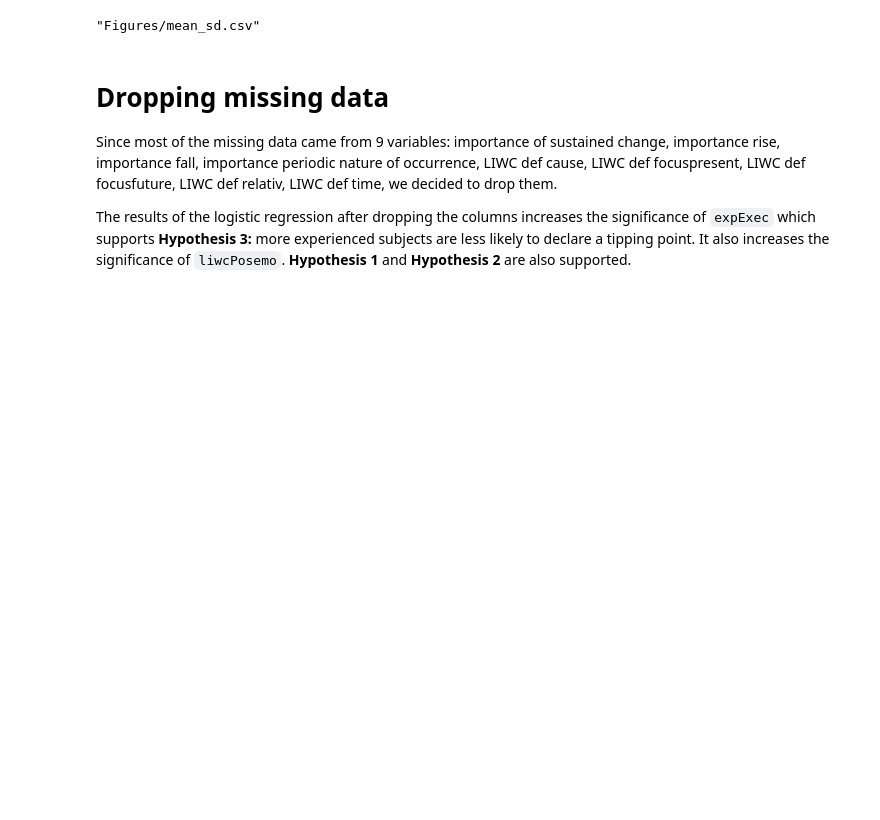
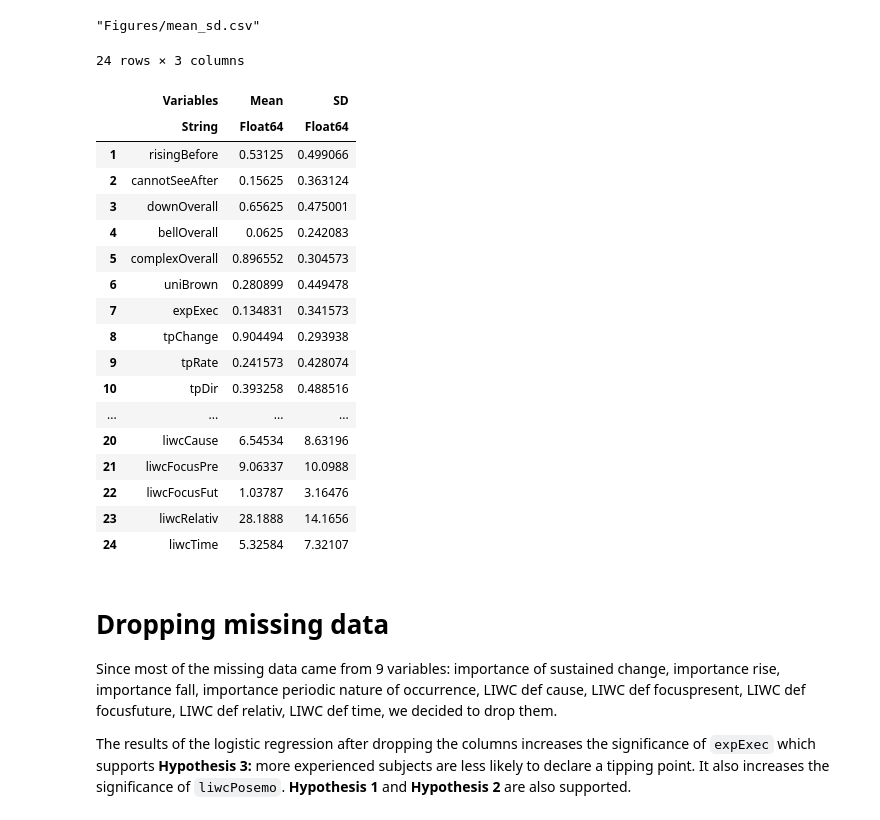
Before and after one commit to brown-ccv/tippingpoint, a Jupyter notebook: 03_tables.ipynb, the cells around one changed output. Drawn from its saved outputs; the diff is of its cells as text; code cells hidden in the pictures; blank space fills up the shorter version.

```diff
--- a/03_tables.ipynb
+++ b/03_tables.ipynb
@@ -59,6 +59,28 @@ mean_sd = DataFrame(Variables=["risingBefore", "cannotSeeAfter",
 CSV.write("Figures/mean_sd.csv", mean_sd)
 # %% [output]
 "Figures/mean_sd.csv"
+# %%
+mean_sd
+# %% [output]
+24 rows × 3 columns
+|  | Variables | Mean | SD |
+|  | String | Float64 | Float64 |
+| 1 | risingBefore | 0.53125 | 0.499066 |
+| 2 | cannotSeeAfter | 0.15625 | 0.363124 |
+| 3 | downOverall | 0.65625 | 0.475001 |
+| 4 | bellOverall | 0.0625 | 0.242083 |
+| 5 | complexOverall | 0.896552 | 0.304573 |
+| 6 | uniBrown | 0.280899 | 0.449478 |
+| 7 | expExec | 0.134831 | 0.341573 |
+| 8 | tpChange | 0.904494 | 0.293938 |
+| 9 | tpRate | 0.241573 | 0.428074 |
+| 10 | tpDir | 0.393258 | 0.488516 |
+| ... | ... | ... | ... |
+| 20 | liwcCause | 6.54534 | 8.63196 |
+| 21 | liwcFocusPre | 9.06337 | 10.0988 |
+| 22 | liwcFocusFut | 1.03787 | 3.16476 |
+| 23 | liwcRelativ | 28.1888 | 14.1656 |
+| 24 | liwcTime | 5.32584 | 7.32107 |
 # %% [markdown]
 # Dropping missing data
 
```
Also changed, not shown: 3 other files.
